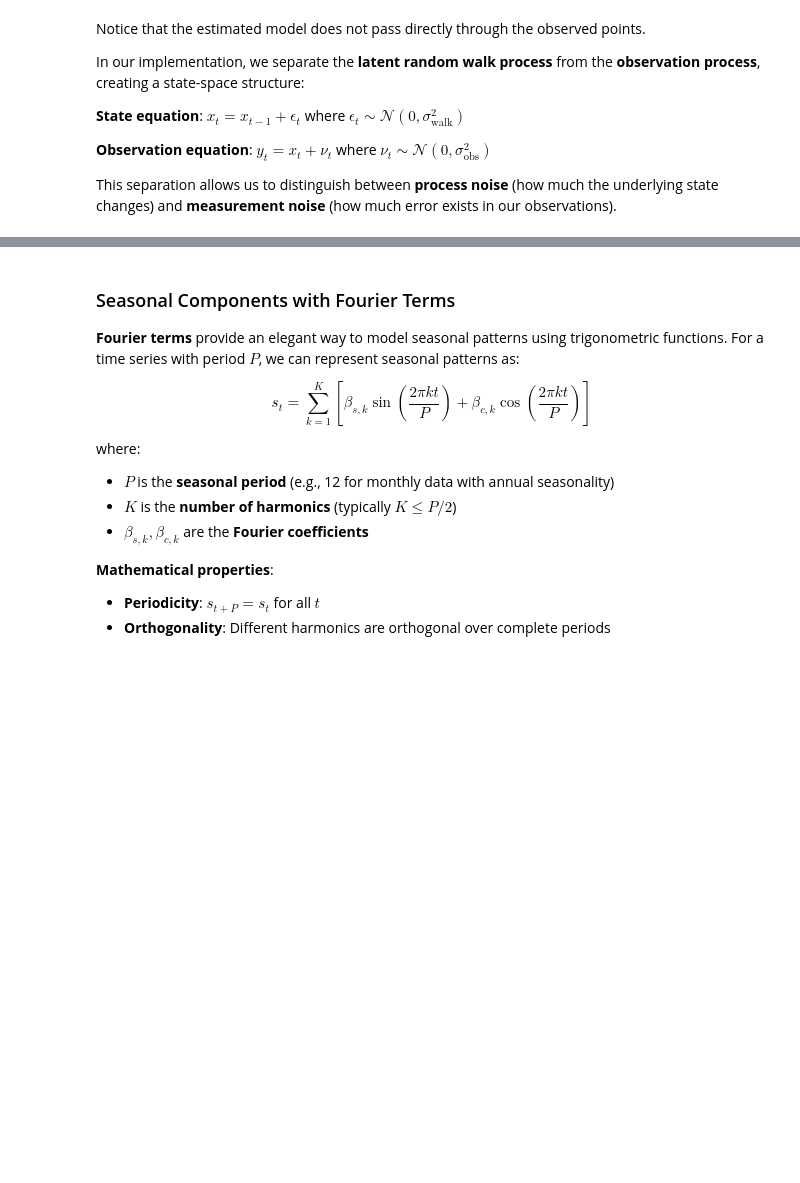
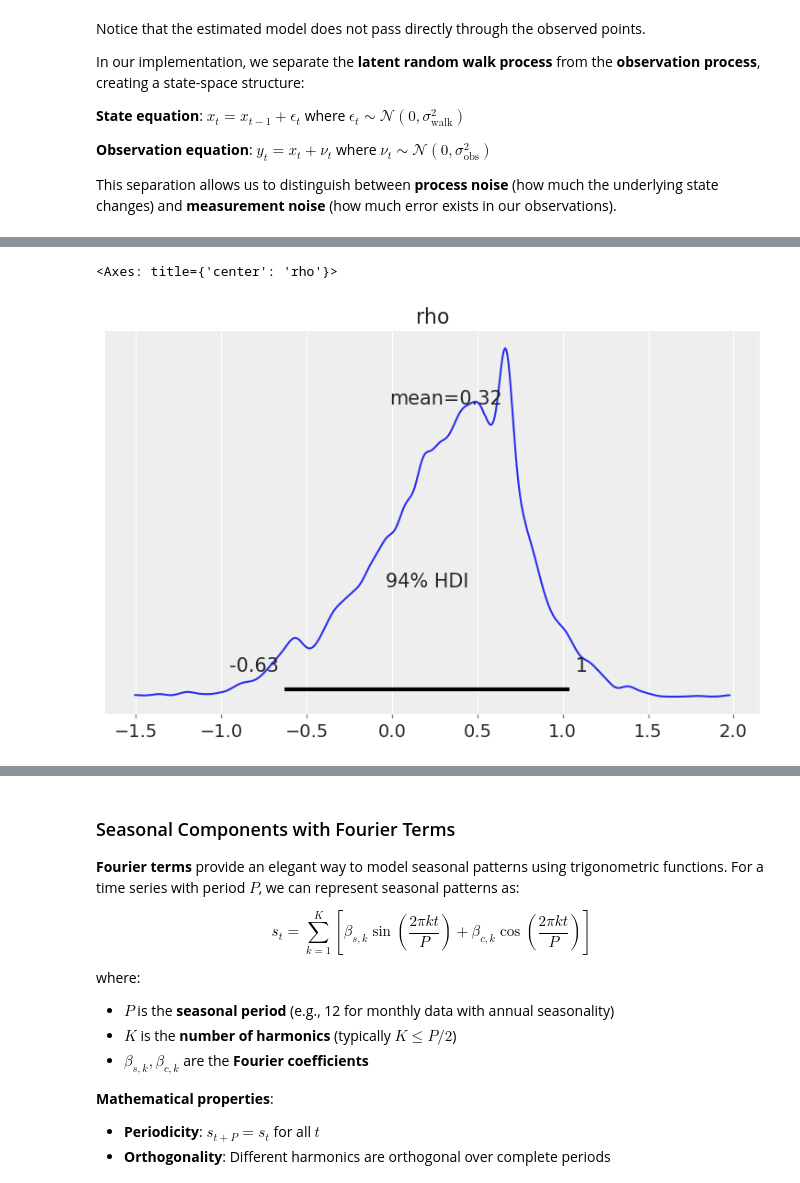
Before and after one commit to Chao-Jen/ts_pydata_london_2025, a Jupyter notebook: notebooks/Section3_Bayesian_Time_Series_Models.ipynb, the cells around one changed output, grey strips where cells are left out. Cells and saved outputs as stored; diff of their text form; code cells hidden in the pictures; blank space fills up the shorter version.

Commit message:
Updated AR models

```diff
--- a/notebooks/Section3_Bayesian_Time_Series_Models.ipynb
+++ b/notebooks/Section3_Bayesian_Time_Series_Models.ipynb
@@ -160,7 +160,7 @@ with pm.Model(coords={'time': years}) as simple_rw_model:
     sigma_obs = pm.HalfNormal('sigma_obs', sigma=1.0)
 
     # Likelihood: observed squirrel density data are noisy observations of the walk
-    y_pred = pm.LogNormal('y_pred', mu=log_walk, sigma=sigma_obs, observed=y_obs, dims='time')
+    y = pm.LogNormal('y', mu=log_walk, sigma=sigma_obs, observed=y_obs, dims='time')
 # %%
 with simple_rw_model:
     trace_simple_rw = pm.sample(1000, tune=1000, random_seed=RANDOM_SEED)
@@ -452 +433,27 @@ AR models are fundamental building blocks that can be extended to:
+# %%
+# AR(1) for Ground Squirrel Summer Population
+with pm.Model(coords={'time': years}) as ar1_model:
+
+    y_obs = pm.Data('y_obs', squirrel_density, dims='time')
+
+    sigma_ar = pm.HalfNormal('sigma_ar', sigma=1.0)
+
+    rho = pm.Normal('rho', mu=0, sigma=1.0)
+
+    init_dist = pm.Normal.dist(mu=0, sigma=1)
+
+    # Gaussian random walk process using dims
+    log_ar = pm.AR('log_ar',
+        rho=rho,
+        sigma=sigma_ar,
+        init_dist=init_dist,
+        dims='time')
+
+    ar = pm.Deterministic('ar', pm.math.exp(log_ar))
+
+    # Observation noise (measurement error)
+    sigma_obs = pm.HalfNormal('sigma_obs', sigma=1.0)
+
+    # Likelihood: observed squirrel density data are noisy observations of the walk
+    y = pm.LogNormal('y', mu=log_ar, sigma=sigma_obs, observed=y_obs, dims='time')
 # %%
@@ -646,0 +662,5 @@ else:
+# %%
+az.plot_posterior(trace_ar1, var_names=['rho'])
+# %% [output]
+<Axes: title={'center': 'rho'}>
+[figure, added]
```
Also changed, not shown: parts of 23 cells of this notebook, 2 other files.
